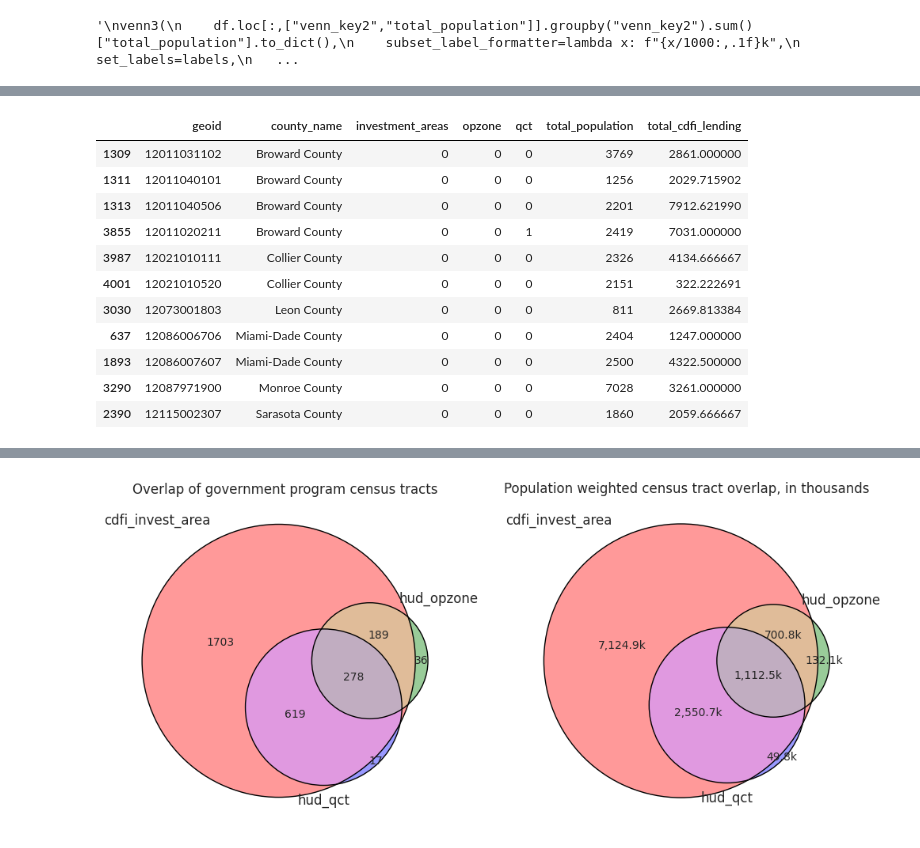
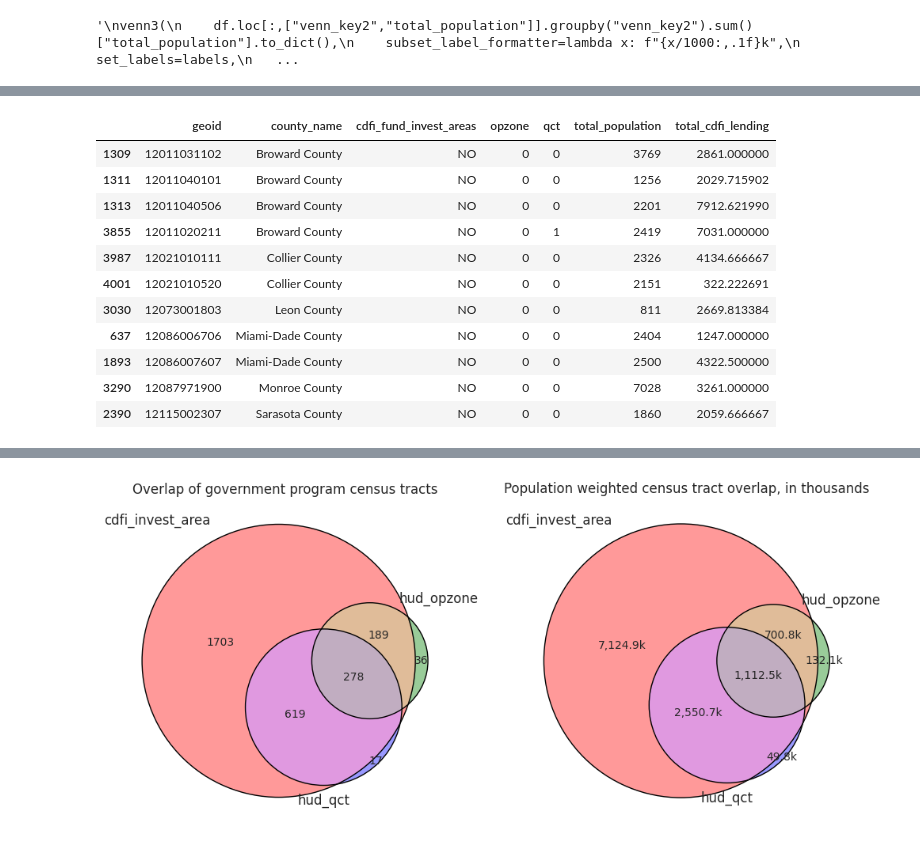
Before and after one commit to datakind/datakit-housing-fall-2024, a Jupyter notebook: DataKindChallenge3.ipynb, the cells around one changed output, grey strips where cells are left out. Cells and saved outputs as stored; diff of their text form; code cells hidden in the pictures.

```diff
--- a/DataKindChallenge3.ipynb
+++ b/DataKindChallenge3.ipynb
@@ -46,8 +61,6 @@ Also, add a boolean column indicating non-negigible CDFI lending, and a column i
 
 version=1.1
 url = f"https://github.com/datakind/datakit-housing-fall-2024/releases/download/v{version}/housing-data.zip"
-#url = 'https://github.com/datakind/datakit-housing-fall-2024/releases/download/v1.1/housing-data.zip'
-#url = 'https://github.com/datakind/datakit-housing-fall-2024/releases/download/v1.0/housing-data.zip
 filename = "housing-data/FL/data_1-FL.csv"
 
 r = requests.get(url)
@@ -66,7 +79,6 @@ if(version==1.1):
       "cdfi_fund_economic_distress" : "economic_distress_pop_agg",
       "county" : "county_name",
       "county_fips_code" : "county",
-      "haz_waste_supp_pctile" : "haz_waste_prox_supp_pctile"
   }
   df=df.rename(columns=column_renames)
 
@@ -83,7 +95,7 @@ df["investment_areas"]=df.investment_areas.apply(lambda x: 1 if x=="YES" else 0)
 #  values are like "101", "010" etc indicating membership in investment_areas, opzone, and qct by digit
 df["venn_key"]=df.apply(lambda x: str(x.investment_areas)[0]+str(x.opzone)[0]+str(x.qct)[0],axis=1)
 
-# make a human friendly version of that column, combining the rare values, to be used for pie charts
+# make a human friendly versions of that column, combining the rare values, to be used for pie charts and histograms
 df["overlap_label"]=df.venn_key.map({
     "000":"none",
     "100":"ia",
@@ -95,6 +107,17 @@ df["overlap_label"]=df.venn_key.map({
     "001":"other"
 })
 
+df["overlap_label2"]=df.venn_key.map({
+    "000":"none",
+    "100":"ia only",
+    "101":"hud",
+    "111":"hud",
+    "110":"hud",
+    "011":"hud",
+    "010":"hud",
+    "001":"hud"
+})
+
 # add a similar column combinining investment_areas, has_cdfi_lending, and economic_distress
 df["venn_ia_hl_ed"]=df.apply(lambda x: str(x.investment_areas)[0]+str("1" if x.has_cdfi_lending else "0")[0]+str("1" if x.economic_distress_pop_agg=="YES" else "0")[0],axis=1)
 
@@ -104,8 +127,8 @@ display(f"dropping rows with missing num_mortgages_origin: {df.num_mortgages_ori
 df.dropna(subset=["num_mortgages_origin","total_cdfi_lending"],inplace=True)
 
 # set percentile columns for cdfi lending and num mortages originated
-df["pctile_cdfi_lending_fl"]=df.total_cdfi_lending.rank(pct=True)
-df["pctile_mortgages_origin_fl"]=df.num_mortgages_origin.rank(pct=True)
+df["pctile_cdfi_lending_fl"]=df.total_cdfi_lending.rank(pct=True)*100
+df["pctile_mortgages_origin_fl"]=df.num_mortgages_origin.rank(pct=True)*100
 
 df.head().T
 # %% [output]
@@ -129,7 +156,7 @@ Read in the other dataset (add info!) from census.gov with population and number
 # %%
 # read in the dataset downloaded from census.gov, which has population and number of households per census tract
 
-url="https://raw.githubusercontent.com/kodiakpony/datakit-housing-fall-2024/refs/heads/main/challenge-3/FL/DECENNIALDP2020.DP1_2024-10-12T222820/DECENNIALDP2020.DP1-Data.csv"
+url="https://raw.githubusercontent.com/datakind/datakit-housing-fall-2024/refs/heads/main/challenge-3/FL/DECENNIALDP2020.DP1_2024-10-12T222820/DECENNIALDP2020.DP1-Data.csv"
 
 population_df_columns={
     "GEO_ID":"full_geoid",
@@ -138,11 +165,9 @@ population_df_columns={
     "DP1_0132C":"total_households"
 }
 
-# the first two rows of the dataset are column descriptions and Florida-wide totals. Extract these and then drop them from dataframe
-dfpop = pd.read_csv(url).loc[:,[*population_df_columns]].rename(columns=population_df_columns)
-pop_descriptions=dfpop.iloc[0]
-pop_florida_totals = dfpop.iloc[1]
-dfpop.drop([0,1],inplace=True)
+# the first two rows of the dataset are column descriptions and Florida-wide totals. Ignore them, as well as unneeded columns in dataframe
+# need to set low_memory=False to avoid a warning because columns have mixed datatypes because of the first two rows being special
+dfpop = pd.read_csv(url,low_memory=False).loc[2:,[*population_df_columns]].rename(columns=population_df_columns)
 
 # make population and households columns numeric, now we've dropped the descriptions row
 dfpop.total_population=dfpop.total_population.astype(int)
@@ -308,17 +448,17 @@ venn3(
 # %%
-df[df.venn_ia_hl_ed == "001"].loc[:,[
-    "geoid","county_name","investment_areas","opzone","qct","total_population","total_cdfi_lending"]
-                                  ].sort_values("county_name")
+display(df[df.venn_ia_hl_ed == "001"].loc[:,[
+    "geoid","county_name","cdfi_fund_invest_areas","opzone","qct","total_population","total_cdfi_lending"]
+                                  ].sort_values("county_name"))
 # %% [output]
-|  | geoid | county_name | investment_areas | opzone | qct | total_population | total_cdfi_lending |
-| 1309 | 12011031102 | Broward County | 0 | 0 | 0 | 3769 | 2861.000000 |
-| 1311 | 12011040101 | Broward County | 0 | 0 | 0 | 1256 | 2029.715902 |
-| 1313 | 12011040506 | Broward County | 0 | 0 | 0 | 2201 | 7912.621990 |
-| 3855 | 12011020211 | Broward County | 0 | 0 | 1 | 2419 | 7031.000000 |
-| 3987 | 12021010111 | Collier County | 0 | 0 | 0 | 2326 | 4134.666667 |
-| 4001 | 12021010520 | Collier County | 0 | 0 | 0 | 2151 | 322.222691 |
-| 3030 | 12073001803 | Leon County | 0 | 0 | 0 | 811 | 2669.813384 |
-| 637 | 12086006706 | Miami-Dade County | 0 | 0 | 0 | 2404 | 1247.000000 |
-| 1893 | 12086007607 | Miami-Dade County | 0 | 0 | 0 | 2500 | 4322.500000 |
-| 3290 | 12087971900 | Monroe County | 0 | 0 | 0 | 7028 | 3261.000000 |
-| 2390 | 12115002307 | Sarasota County | 0 | 0 | 0 | 1860 | 2059.666667 |
+|  | geoid | county_name | cdfi_fund_invest_areas | opzone | qct | total_population | total_cdfi_lending |
+| 1309 | 12011031102 | Broward County | NO | 0 | 0 | 3769 | 2861.000000 |
+| 1311 | 12011040101 | Broward County | NO | 0 | 0 | 1256 | 2029.715902 |
+| 1313 | 12011040506 | Broward County | NO | 0 | 0 | 2201 | 7912.621990 |
+| 3855 | 12011020211 | Broward County | NO | 0 | 1 | 2419 | 7031.000000 |
+| 3987 | 12021010111 | Collier County | NO | 0 | 0 | 2326 | 4134.666667 |
+| 4001 | 12021010520 | Collier County | NO | 0 | 0 | 2151 | 322.222691 |
+| 3030 | 12073001803 | Leon County | NO | 0 | 0 | 811 | 2669.813384 |
+| 637 | 12086006706 | Miami-Dade County | NO | 0 | 0 | 2404 | 1247.000000 |
+| 1893 | 12086007607 | Miami-Dade County | NO | 0 | 0 | 2500 | 4322.500000 |
+| 3290 | 12087971900 | Monroe County | NO | 0 | 0 | 7028 | 3261.000000 |
+| 2390 | 12115002307 | Sarasota County | NO | 0 | 0 | 1860 | 2059.666667 |
```
Also changed, not shown: parts of 83 cells of this notebook.
